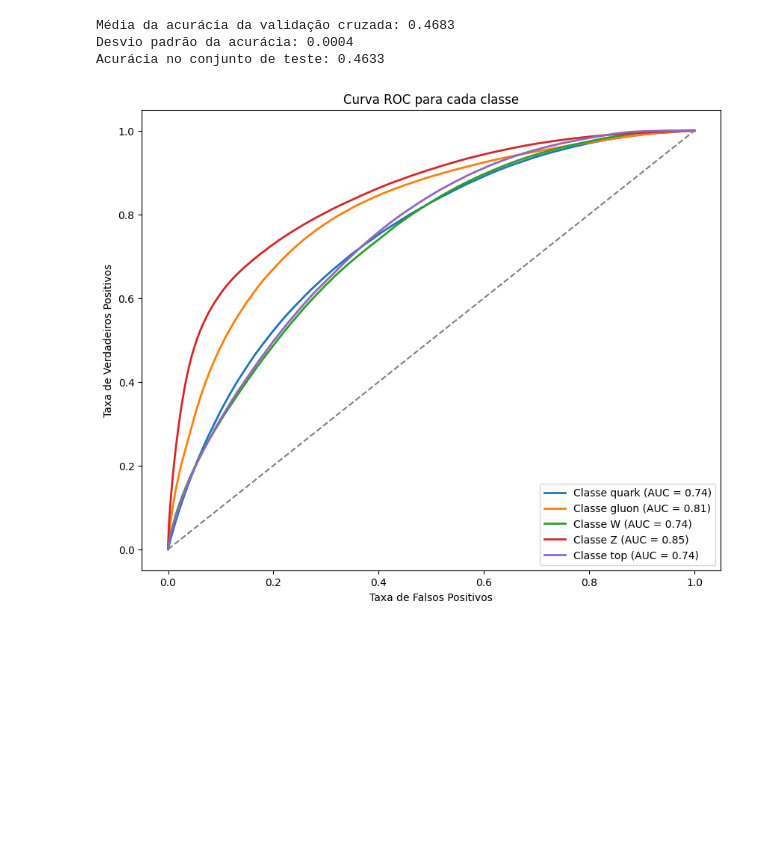
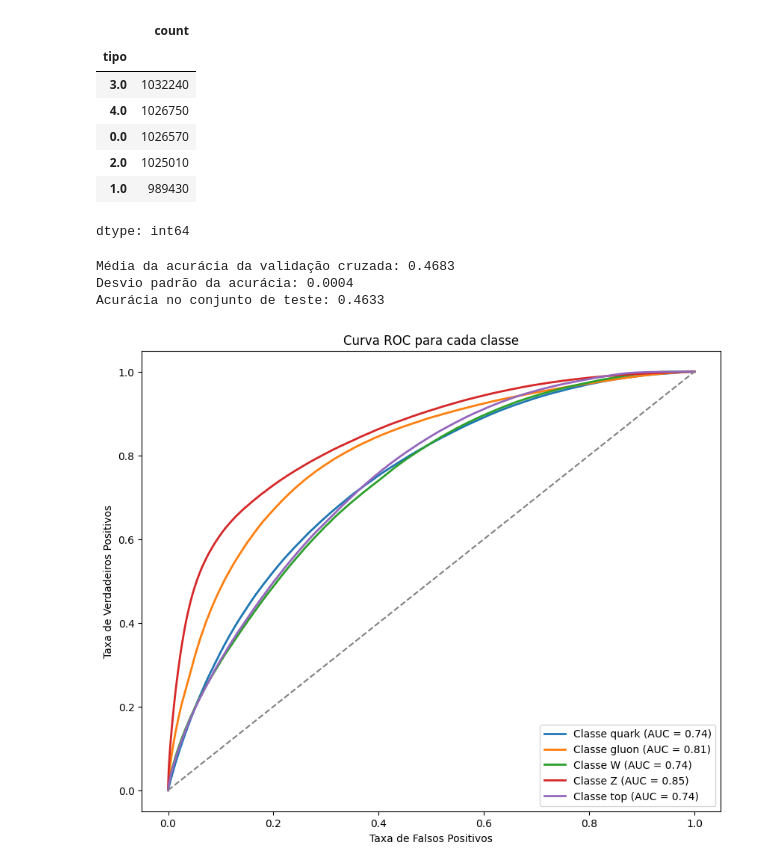
Before and after one commit to gabriels3t/Classificacao-de-Jatos-utilizando-o-dataset-hls4ml-lhc-com-MLP-e-CNN--trabalho-, a Jupyter notebook: xgb.ipynb, the cells around one changed output. Saved outputs shown, nothing was run; the diff lists cells and outputs as text; code cells hidden in the pictures; blank space fills up the shorter version.

```diff
--- a/xgb.ipynb
+++ b/xgb.ipynb
@@ -23,6 +23,17 @@ from sklearn.metrics import accuracy_score
 import pandas as pd
 treino_df_arrumado = pd.read_csv('data/treino_preprocessado.csv')
 teste_df_arrumado = pd.read_csv('data/teste_preprocessado.csv')
+# %%
+treino_df_arrumado.tipo.value_counts()
+# %% [output]
+|  | count |
+| tipo |  |
+| 3.0 | 1032240 |
+| 4.0 | 1026750 |
+| 0.0 | 1026570 |
+| 2.0 | 1025010 |
+| 1.0 | 989430 |
+dtype: int64
 # %%
 feature_treino = treino_df_arrumado.iloc[:, :-1]
 label_treino = treino_df_arrumado.iloc[:, -1]
```
Also changed, not shown: parts of 1 cell of this notebook.
